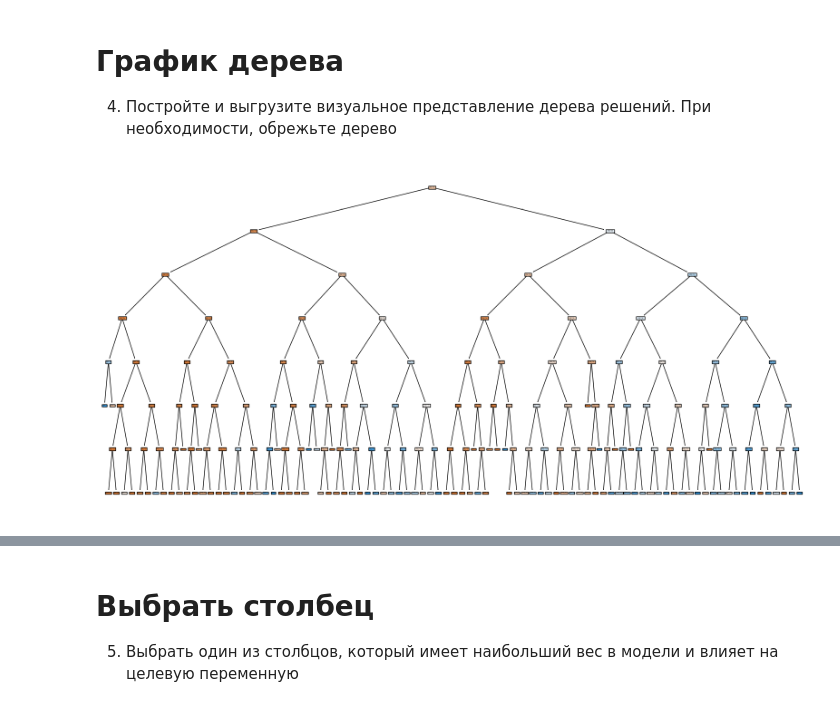
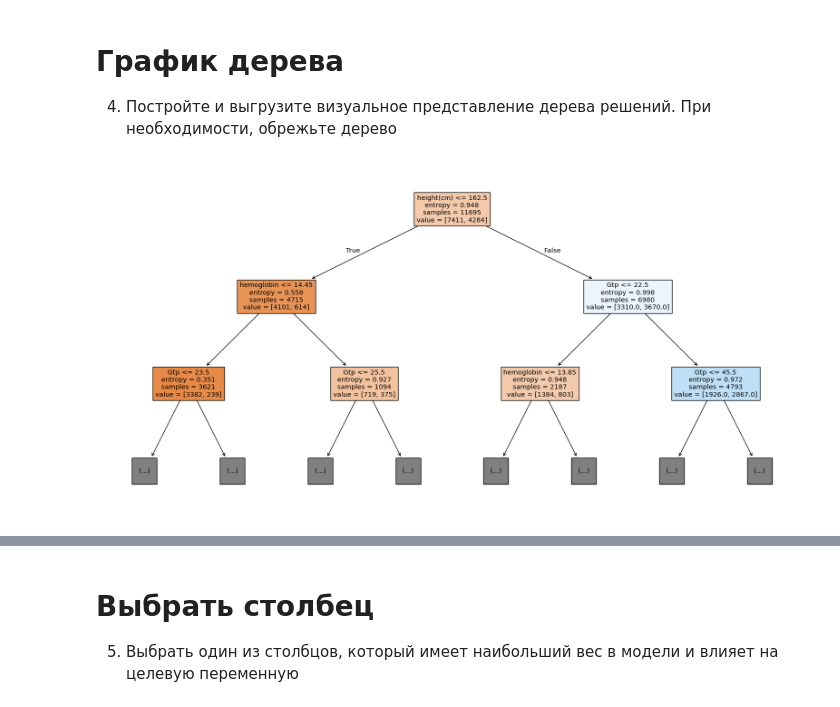
Before and after one commit to J1wZ/python_ml, a Jupyter notebook: дз-26-02-25/Задание.ipynb, the cells around one changed output, grey strips where cells are left out. Drawn from its saved outputs; the diff is of its cells as text; code cells hidden in the pictures.

```diff
--- a/дз-26-02-25/Задание.ipynb
+++ b/дз-26-02-25/Задание.ipynb
@@ -398,8 +398,8 @@ print(f"Логарифмическая потеря: {log_loss_value}")
 4) Постройте и выгрузите визуальное представление дерева решений. При необходимости, обрежьте дерево
 # %%
 fig = plt.figure(figsize=(20,10))
-plot_tree(dt_classifier, filled=True)
+plot_tree(dt_classifier, filled=True, max_depth=2, feature_names=X.columns)
 plt.show()
-#fig.savefig("decistion_tree.png")
+fig.savefig("decistion_tree.png")
 # %% [output]
-[figure, old version]
+[figure, new version]
```
Also changed, not shown: parts of 6 cells of this notebook, 4 other files.
